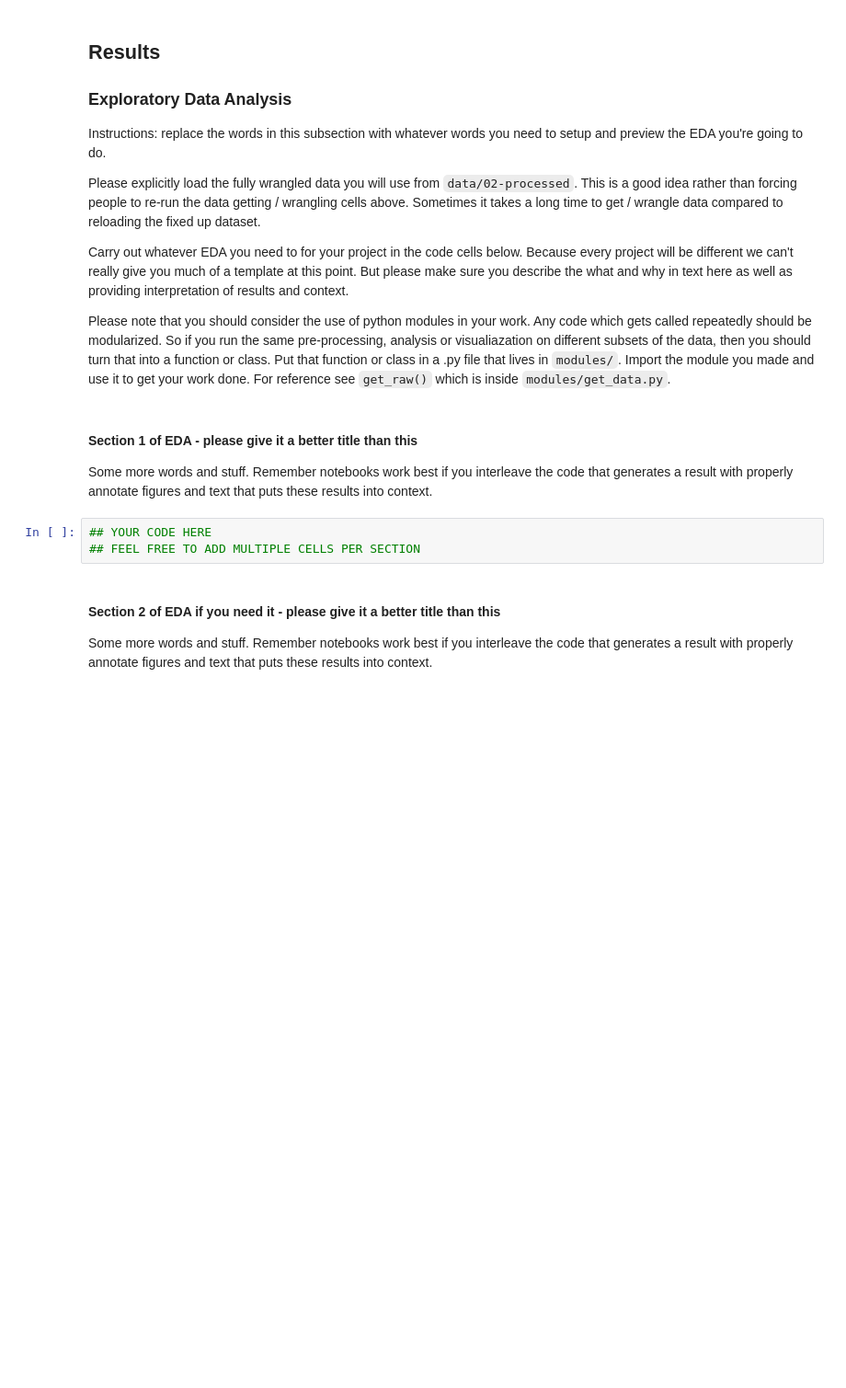
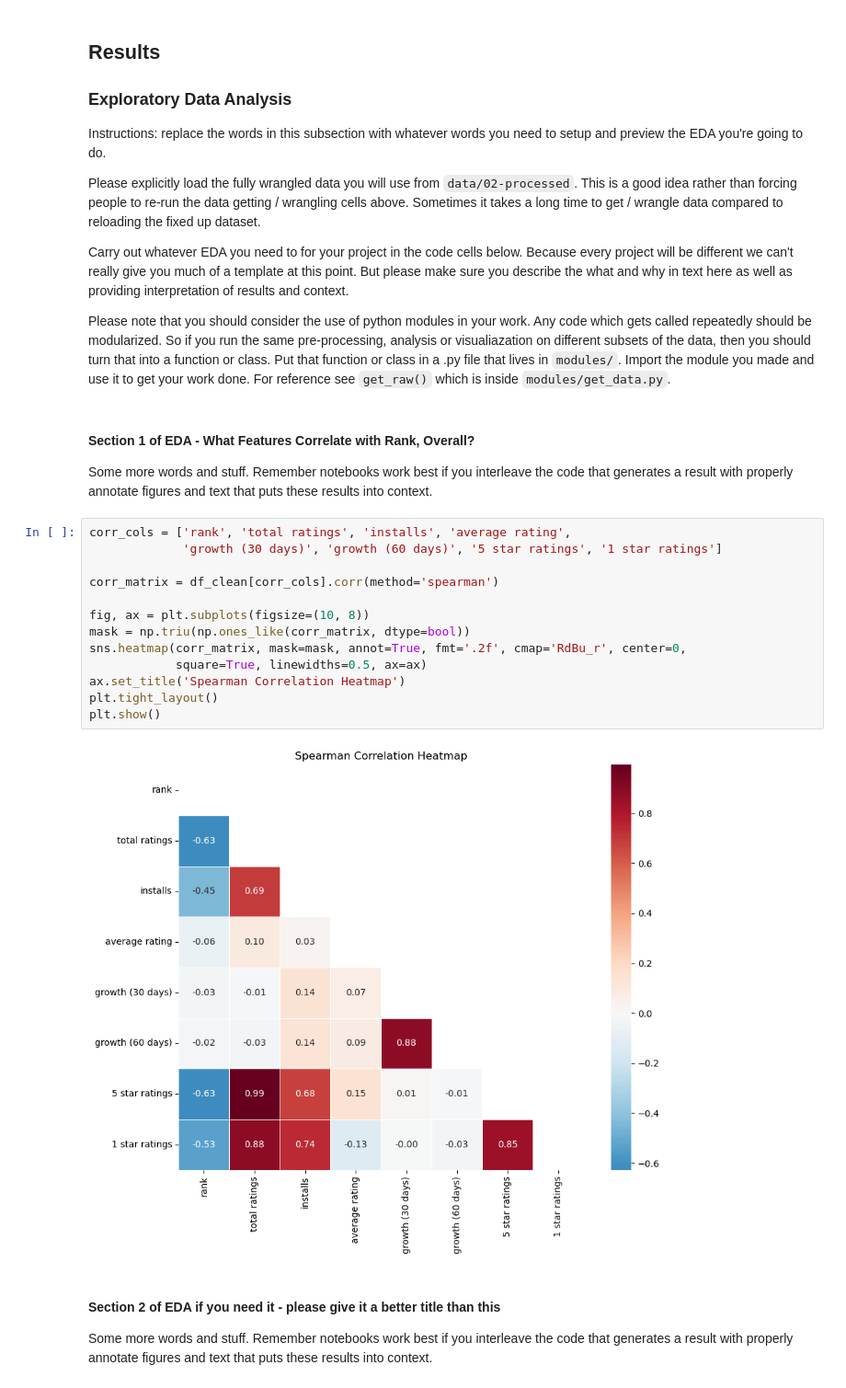
Before and after one commit to COGS108/Group066_WI26, a Jupyter notebook: 02-EDACheckpoint.ipynb, the cells around one changed output. Shown at 92% size. Drawn from its saved outputs; the diff is of its cells as text; blank space fills up the shorter version.

Commit message:
feat: add corrrelation heatmap between all variables

```diff
--- a/02-EDACheckpoint.ipynb
+++ b/02-EDACheckpoint.ipynb
@@ -490,12 +490,24 @@ Carry out whatever EDA you need to for your project in the code cells below.  Be
 
 Please note that you should consider the use of python modules in your work.  Any code which gets called repeatedly should be modularized. So if you run the same pre-processing, analysis or visualiazation on different subsets of the data, then you should turn that into a function or class.  Put that function or class in a .py file that lives in `modules/`.  Import the module you made and use it to get your work done.  For reference see `get_raw()` which is inside `modules/get_data.py`.
 # %% [markdown]
-#### Section 1 of EDA - please give it a better title than this
+#### Section 1 of EDA - What Features Correlate with Rank, Overall?
 
 Some more words and stuff.  Remember notebooks work best if you interleave the code that generates a result with properly annotate figures and text that puts these results into context.
-# %%
-## YOUR CODE HERE
-## FEEL FREE TO ADD MULTIPLE CELLS PER SECTION
+# %%
+corr_cols = ['rank', 'total ratings', 'installs', 'average rating',
+             'growth (30 days)', 'growth (60 days)', '5 star ratings', '1 star ratings']
+
+corr_matrix = df_clean[corr_cols].corr(method='spearman')
+
+fig, ax = plt.subplots(figsize=(10, 8))
+mask = np.triu(np.ones_like(corr_matrix, dtype=bool))
+sns.heatmap(corr_matrix, mask=mask, annot=True, fmt='.2f', cmap='RdBu_r', center=0,
+            square=True, linewidths=0.5, ax=ax)
+ax.set_title('Spearman Correlation Heatmap')
+plt.tight_layout()
+plt.show()
+# %% [output]
+[figure, added]
 # %% [markdown]
 #### Section 2 of EDA if you need it  - please give it a better title than this
 
```
